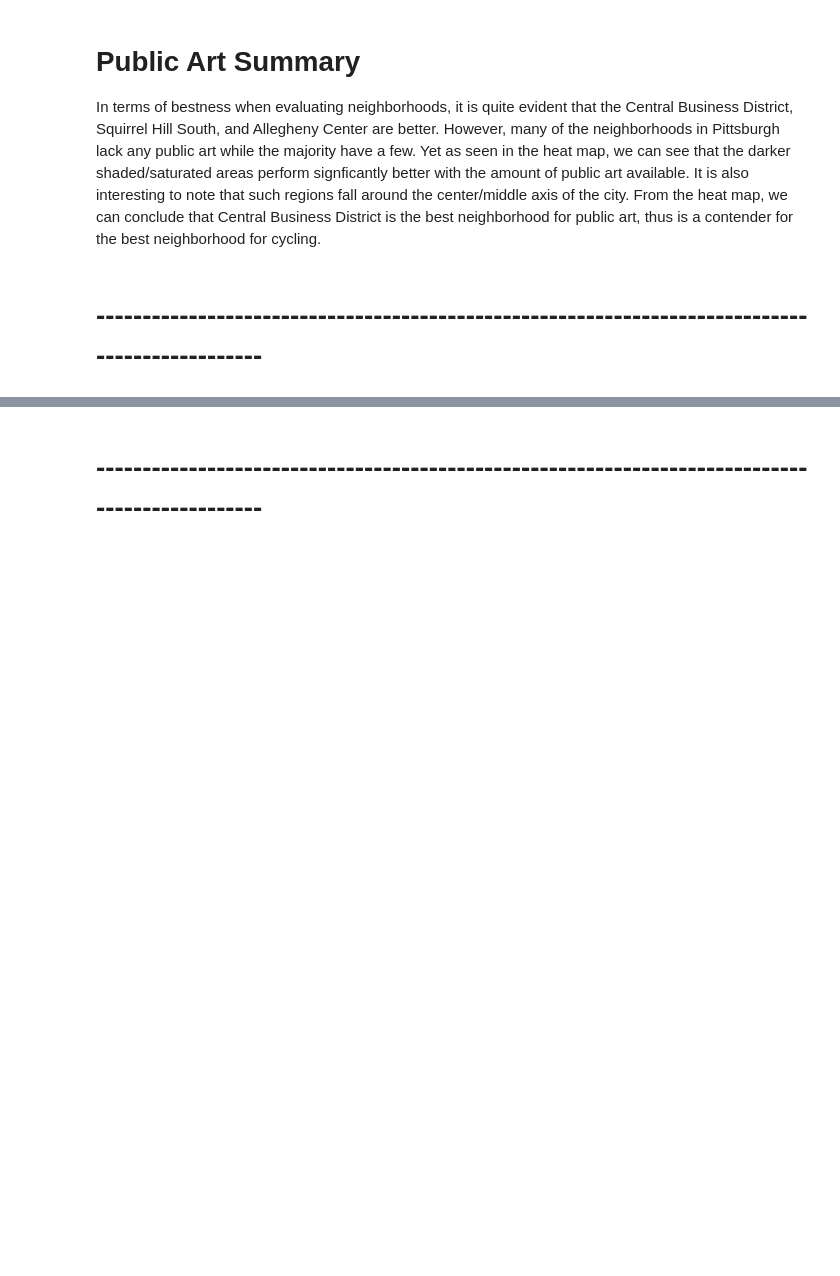
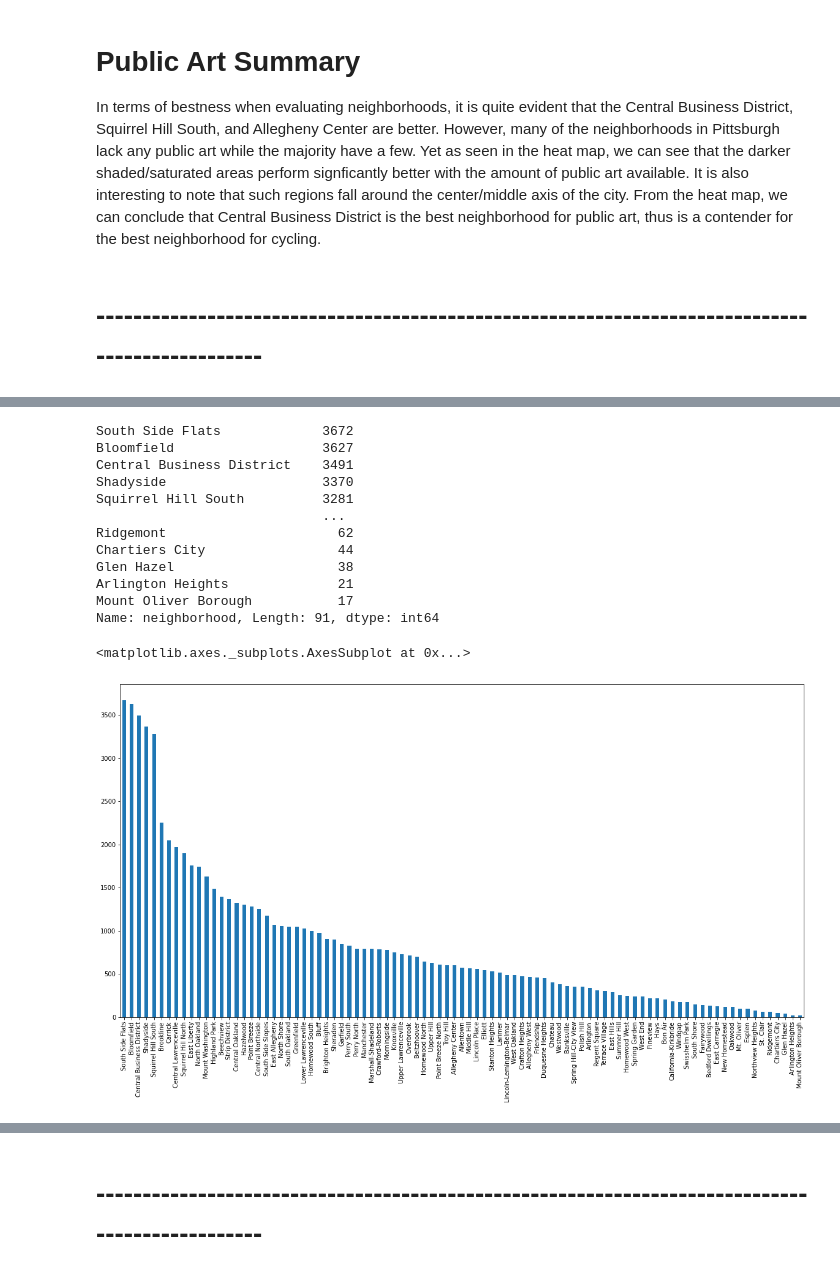
Before and after one commit to chris-mohri/finalProject0010, a Jupyter notebook: FinalNotebook.ipynb, the cells around one changed output, grey strips where cells are left out. Saved outputs shown, nothing was run; the diff lists cells and outputs as text; code cells hidden in the pictures; blank space fills up the shorter version.

```diff
--- a/FinalNotebook.ipynb
+++ b/FinalNotebook.ipynb
@@ -223,0 +158,5 @@ From the heat map, we can conclude that Central Business District is the best ne
+# %%
+#Upload and display data
+signs = pd.read_csv("StreetSigns.csv")
+
+signs.head(10)
@@ -223,0 +178,20 @@ From the heat map, we can conclude that Central Business District is the best ne
+# %%
+# Total count of all signs in each unique neighborhood
+print(signs['neighborhood'].value_counts())
+# Plots data in a bar graph
+signs['neighborhood'].value_counts().plot.bar(figsize=(20, 10))
+# %% [output]
+South Side Flats             3672
+Bloomfield                   3627
+Central Business District    3491
+Shadyside                    3370
+Squirrel Hill South          3281
+                             ...
+Ridgemont                      62
+Chartiers City                 44
+Glen Hazel                     38
+Arlington Heights              21
+Mount Oliver Borough           17
+Name: neighborhood, Length: 91, dtype: int64
+<matplotlib.axes._subplots.AxesSubplot at 0x...>
+[figure, added]
```
Also changed, not shown: parts of 45 cells of this notebook.
